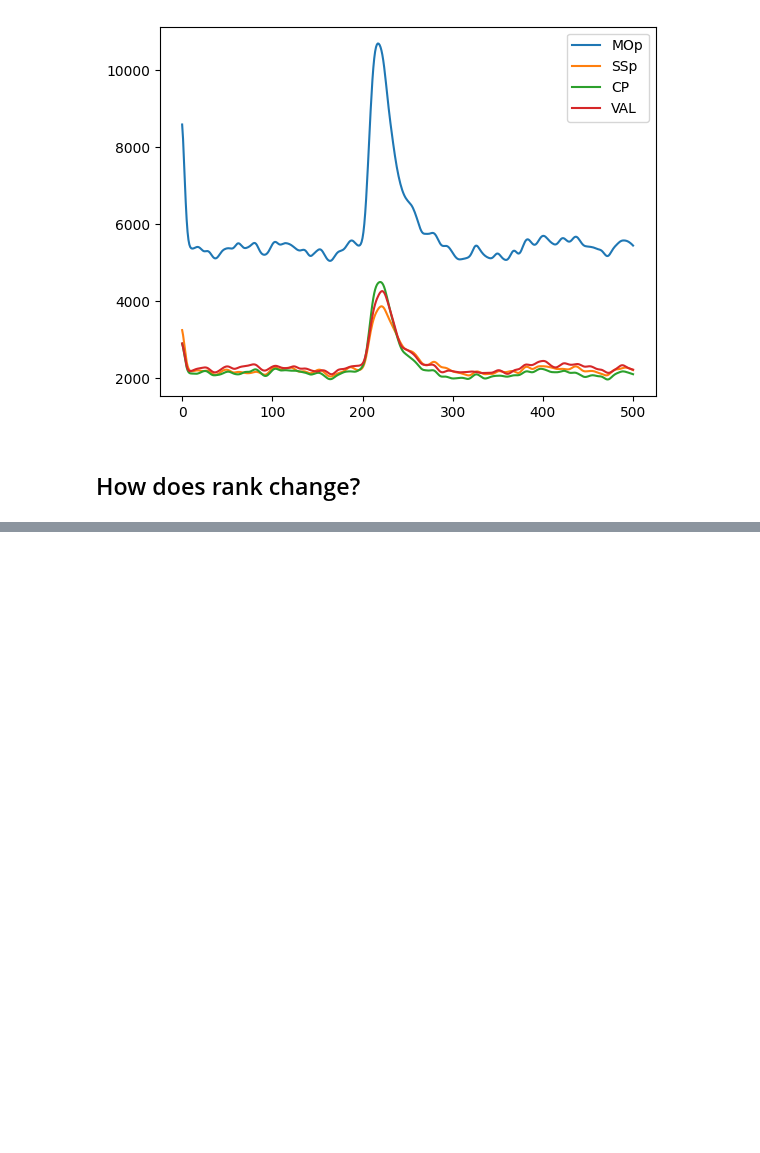
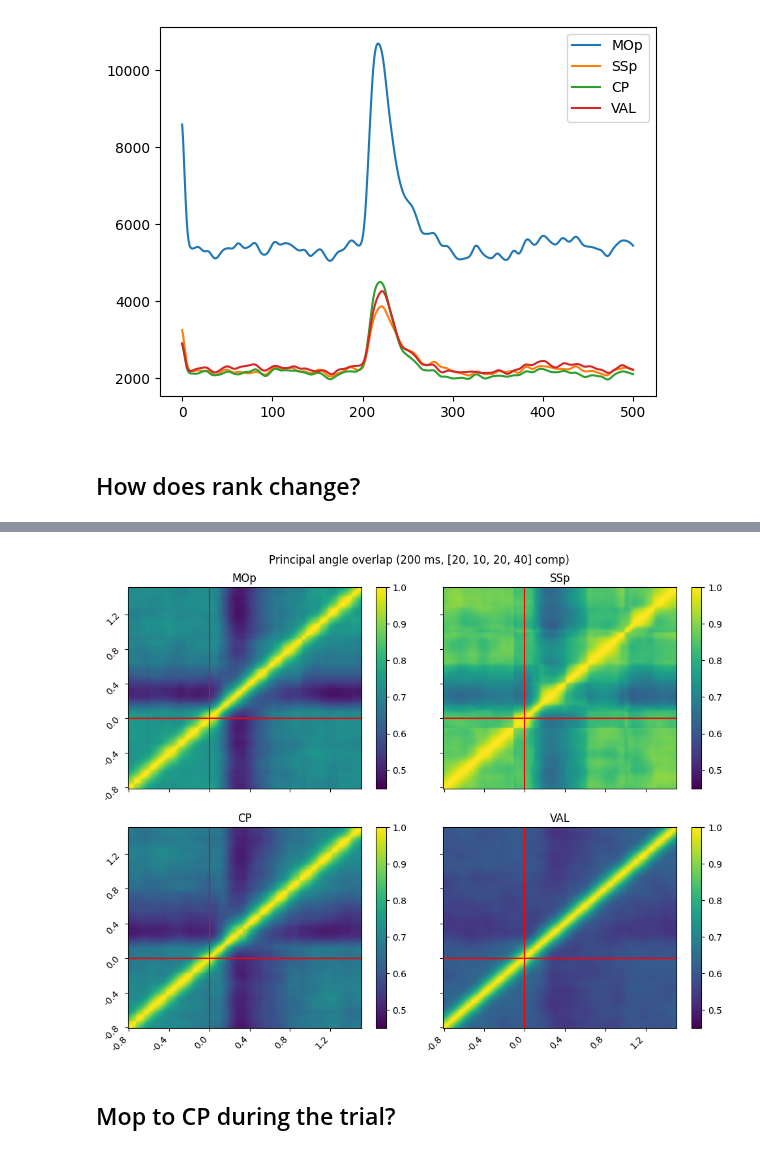
Before and after one commit to martinesparza/earthquake-analysis, a Jupyter notebook: notebooks/subspaces/adaptive_subspaces.ipynb, the cells around one changed output, grey strips where cells are left out. Cells and saved outputs as stored; diff of their text form; code cells hidden in the pictures; blank space fills up the shorter version.

```diff
--- a/notebooks/subspaces/adaptive_subspaces.ipynb
+++ b/notebooks/subspaces/adaptive_subspaces.ipynb
@@ -34,7 +34,7 @@ import pickle
 import warnings
 # %%
 handler = decode.DecodingDataHandler(
-    data_dir='/data/raw/',
+    data_dir='/data/bnd-data/raw/',
     session='M061_2025_03_06_14_00',
     combine_time_bins=False
 )
@@ -149,0 +310,25 @@ ax.errorbar(ranks, scores.mean(-1), scores.std(-1), fmt='o')
+# %%
+fig, axs = plt.subplots(2, 2, figsize=(10, 8), sharex='all', sharey='all')
+for ax, area in zip(axs.flatten(), areas):
+    im = ax.imshow(overlaps_dict[area], origin='lower', cmap='viridis', aspect='auto')
+    cbar = fig.colorbar(im, ax=ax)
+    im.set_clim(0.45, 1)
+
+    xticks_pos = np.arange(0, overlaps_dict[area].shape[1], 20)       # positions
+    xticks_lab = np.round(time_points[xticks_pos], 3)      # labels (custom)
+
+    ax.set_xticks(xticks_pos)
+    ax.set_xticklabels(xticks_lab, rotation=45, ha='right')
+    ax.axvline(np.where(time_points == 0), color='r')
+
+    ax.set_yticks(xticks_pos)
+    ax.set_yticklabels(xticks_lab, rotation=45, ha='right')
+    ax.axhline(np.where(time_points == 0), color='r')
+    ax.set_title(f'{area}')
+plt.suptitle('Principal angle overlap (200 ms, [20, 10, 20, 40] comp)', y=0.975)
+plt.tight_layout()
+plt.show()
+# %% [output]
+[figure, added]
+# %% [markdown]
+## Mop to CP during the trial?
```
Also changed, not shown: parts of 16 cells of this notebook, 8 other files.
